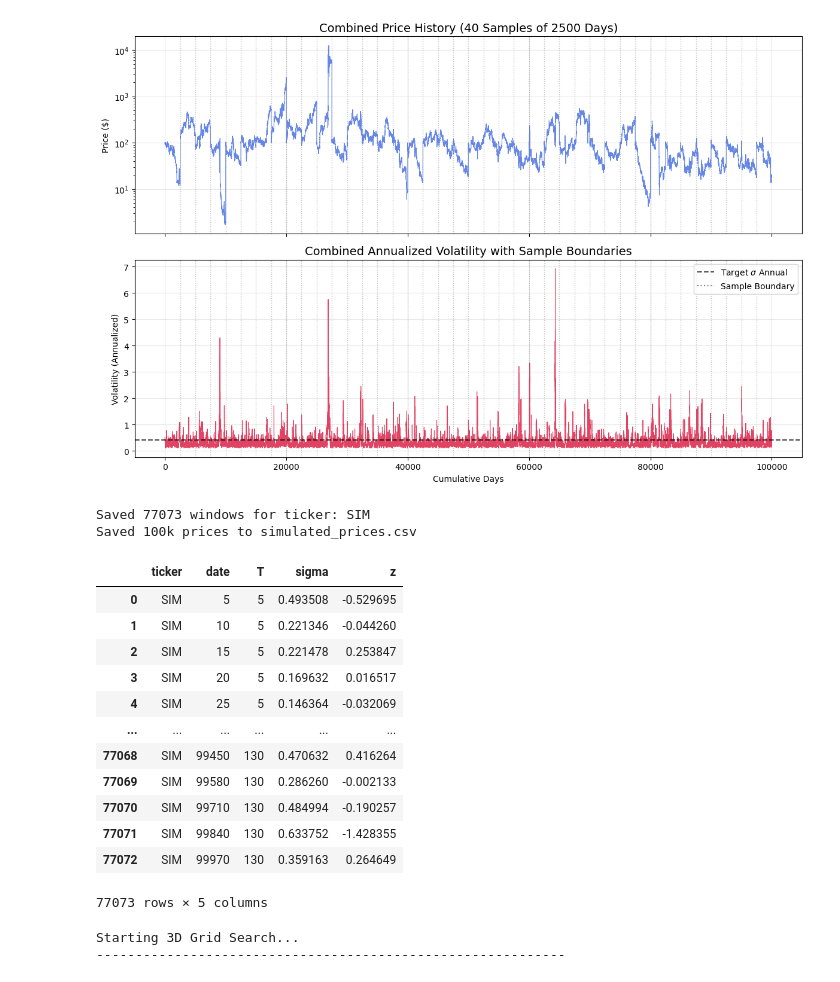
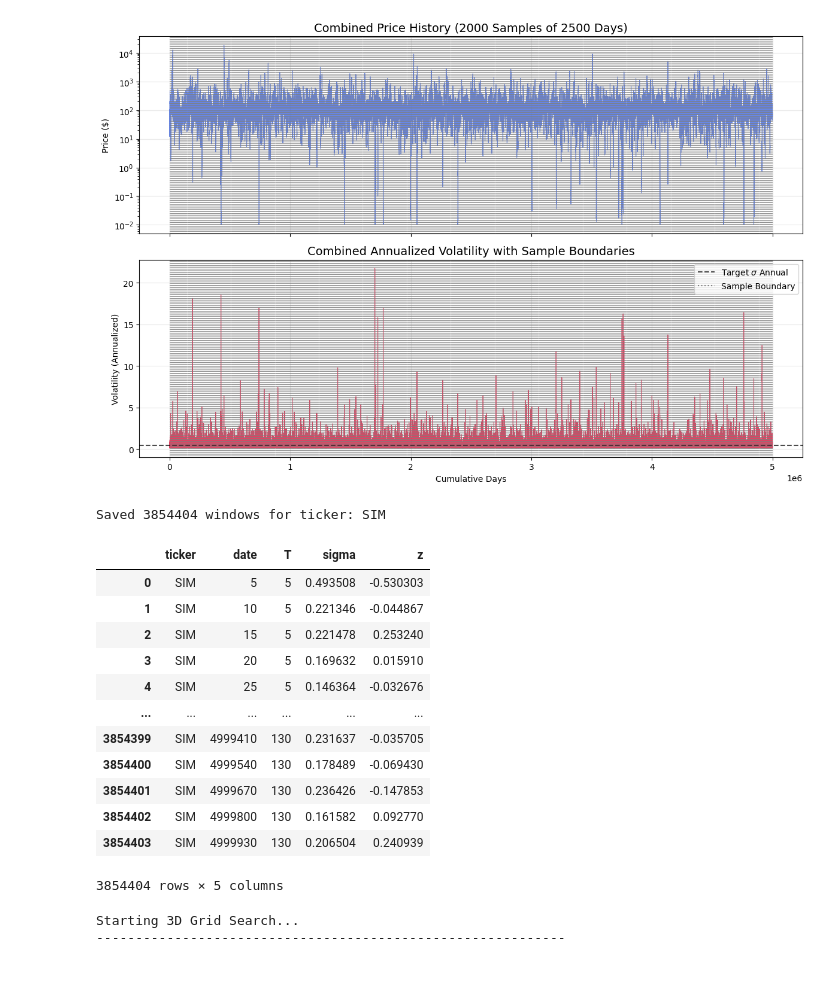
Before and after one commit to q-variance/challenge, a Jupyter notebook: submissions/tingjun2/price_generator2.ipynb, the cells around one changed output. Saved outputs shown, nothing was run; the diff lists cells and outputs as text; code cells hidden in the pictures.

```diff
--- a/submissions/tingjun2/price_generator2.ipynb
+++ b/submissions/tingjun2/price_generator2.ipynb
@@ -190,7 +190,7 @@ import matplotlib.pyplot as plt
 
 # --- 1. Global Configuration ---
 N = 2500             # Days per sample (approx 10 years)
-num_samples = 40     # Number of independent simulations
+num_samples = 2000     # Number of independent simulations
 
 # --- 2. Model Parameters ---
 sigma_annual = 0.425
@@ -217,49 +217,48 @@ ax1.set_ylabel("Price ($)")
 ax1.set_yscale('log')
 ax1.grid(True, alpha=0.3)
 
 # Bottom Plot: Volatility History
 ax2.plot(all_vols, color='crimson', linewidth=0.8, alpha=0.8)
 # Visualizing mean reversion to the target sigma
 ax2.axhline(y=sigma_annual, color='black', linestyle='--', alpha=0.7, label=r'Target $\sigma$ Annual')
 ax2.set_title(r"Combined Annualized Volatility with Sample Boundaries", fontsize=14)
 ax2.set_ylabel("Volatility (Annualized)")
 ax2.set_xlabel("Cumulative Days")
 ax2.grid(True, alpha=0.3)
 
 # --- ADD VERTICAL BOUNDARY LINES ---
 # These help visualize where one simulation ends and the next begins
 for s in range(1, num_samples):
     boundary_day = s * N
     ax1.axvline(x=boundary_day, color='gray', linestyle=':', linewidth=1, alpha=0.5)
     ax2.axvline(x=boundary_day, color='gray', linestyle=':', linewidth=1, alpha=0.5)
 
 # Add a single label for the boundary lines to the legend
 ax2.plot([], [], color='gray', linestyle=':', label='Sample Boundary')
 ax2.legend(loc='upper right')
 
 plt.tight_layout()
 plt.show()
 
 # --- 5. Window Analysis ---
 # analyze_and_save_windows is assumed to be defined elsewhere in your script
 display(analyze_and_save_windows(all_prices))
 # %% [output]
-[figure, old version]
+[figure, new version]
-Saved 77073 windows for ticker: SIM
-Saved 100k prices to simulated_prices.csv
+Saved 3854404 windows for ticker: SIM
 |  | ticker | date | T | sigma | z |
-| 0 | SIM | 5 | 5 | 0.493508 | -0.529695 |
-| 1 | SIM | 10 | 5 | 0.221346 | -0.044260 |
-| 2 | SIM | 15 | 5 | 0.221478 | 0.253847 |
-| 3 | SIM | 20 | 5 | 0.169632 | 0.016517 |
-| 4 | SIM | 25 | 5 | 0.146364 | -0.032069 |
+| 0 | SIM | 5 | 5 | 0.493508 | -0.530303 |
+| 1 | SIM | 10 | 5 | 0.221346 | -0.044867 |
+| 2 | SIM | 15 | 5 | 0.221478 | 0.253240 |
+| 3 | SIM | 20 | 5 | 0.169632 | 0.015910 |
+| 4 | SIM | 25 | 5 | 0.146364 | -0.032676 |
 | ... | ... | ... | ... | ... | ... |
-| 77068 | SIM | 99450 | 130 | 0.470632 | 0.416264 |
-| 77069 | SIM | 99580 | 130 | 0.286260 | -0.002133 |
-| 77070 | SIM | 99710 | 130 | 0.484994 | -0.190257 |
-| 77071 | SIM | 99840 | 130 | 0.633752 | -1.428355 |
-| 77072 | SIM | 99970 | 130 | 0.359163 | 0.264649 |
+| 3854399 | SIM | 4999410 | 130 | 0.231637 | -0.035705 |
+| 3854400 | SIM | 4999540 | 130 | 0.178489 | -0.069430 |
+| 3854401 | SIM | 4999670 | 130 | 0.236426 | -0.147853 |
+| 3854402 | SIM | 4999800 | 130 | 0.161582 | 0.092770 |
+| 3854403 | SIM | 4999930 | 130 | 0.206504 | 0.240939 |
-77073 rows × 5 columns
+3854404 rows × 5 columns
 # %%
 import pandas as pd
 import numpy as np
```
